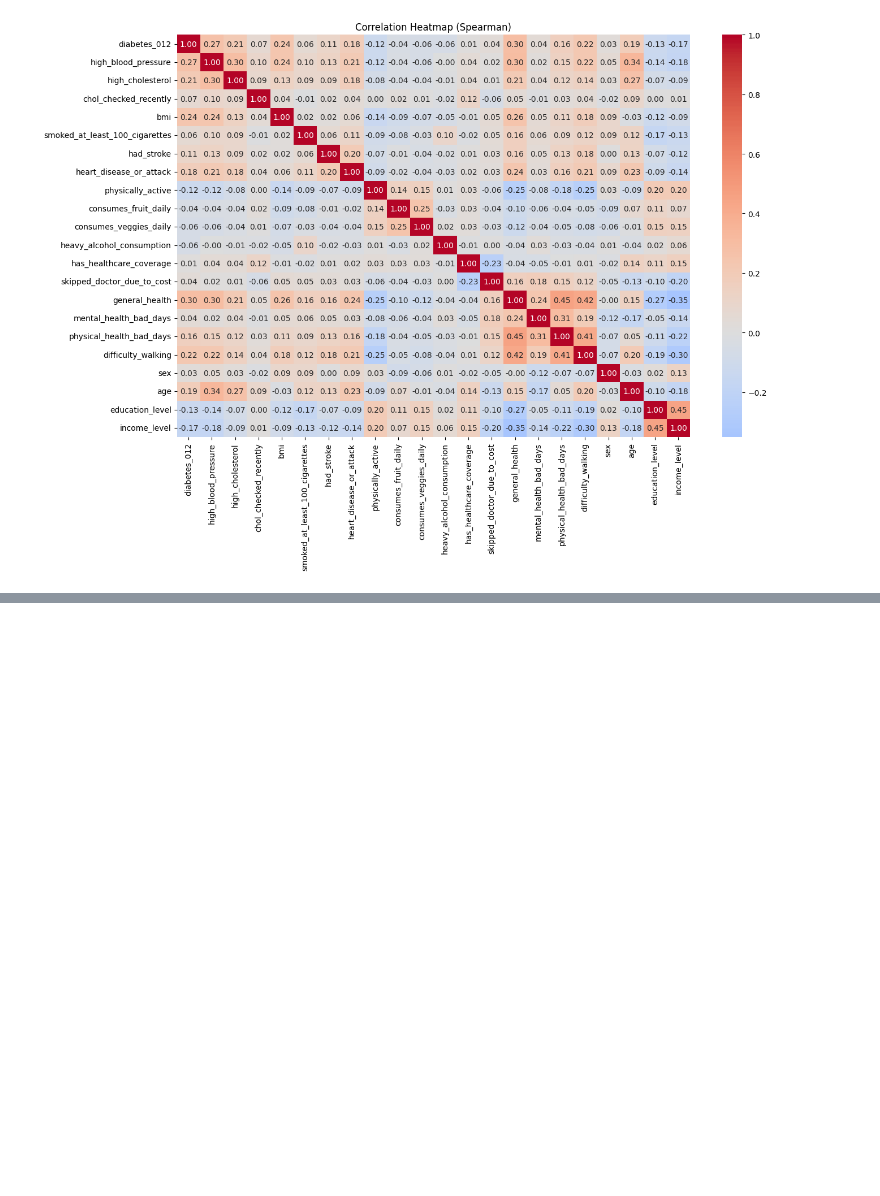
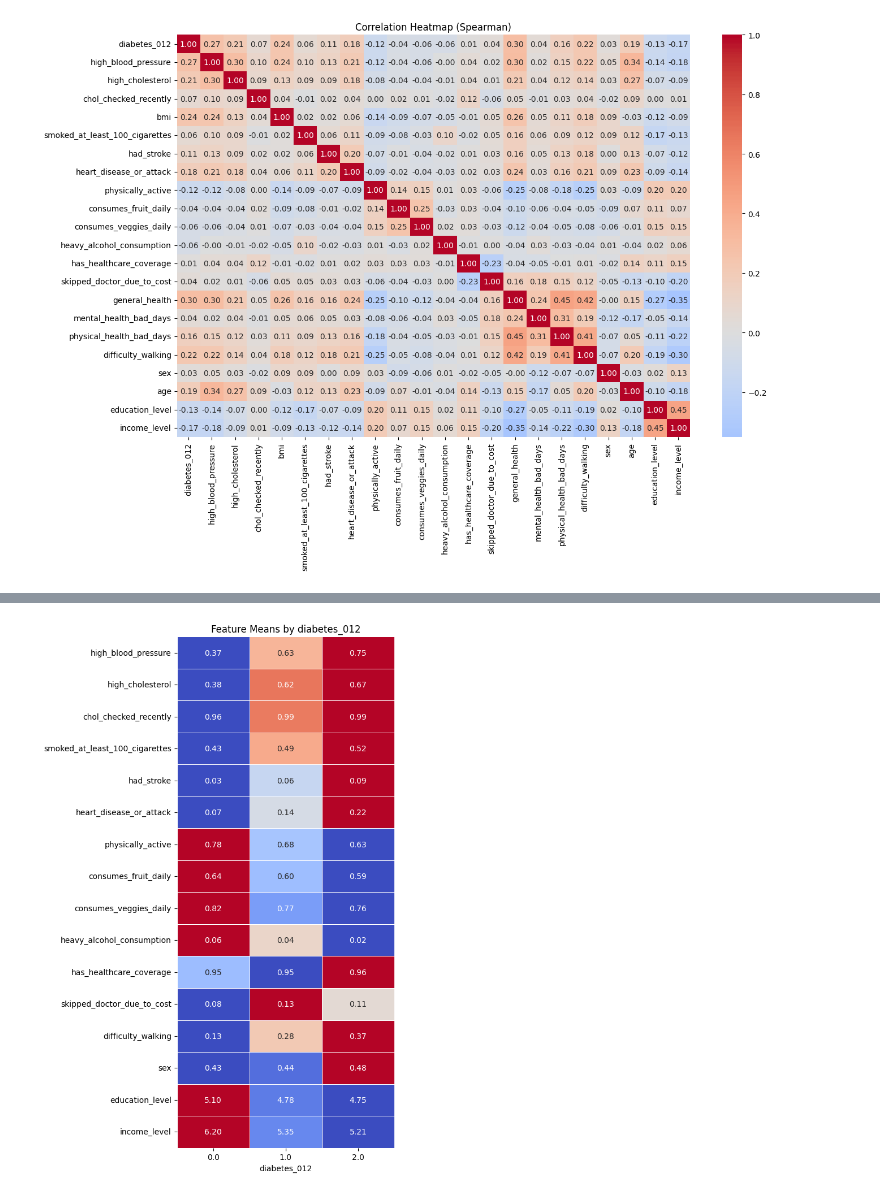
Before and after one commit to VladoDev03/diabetes-prediction, a Jupyter notebook: notebooks/EDA.ipynb, the cells around one changed output, grey strips where cells are left out. Saved outputs shown, nothing was run; the diff lists cells and outputs as text; code cells hidden in the pictures; blank space fills up the shorter version.

```diff
--- a/notebooks/EDA.ipynb
+++ b/notebooks/EDA.ipynb
@@ -513,0 +527,8 @@ The Spearman correlation matrix reveals the following patterns:
+# %%
+excluded = ["bmi", "general_health", "mental_health_bad_days", "physical_health_bad_days", "age", "diabetes_012"]
+
+category_columns = [col for col in category_columns if col not in excluded]
+# %%
+plot_group_means_heatmap(brfss_2015_dataset, "diabetes_012", category_columns)
+# %% [output]
+[figure, added]
```
Also changed, not shown: parts of 21 cells of this notebook, 5 other files.
